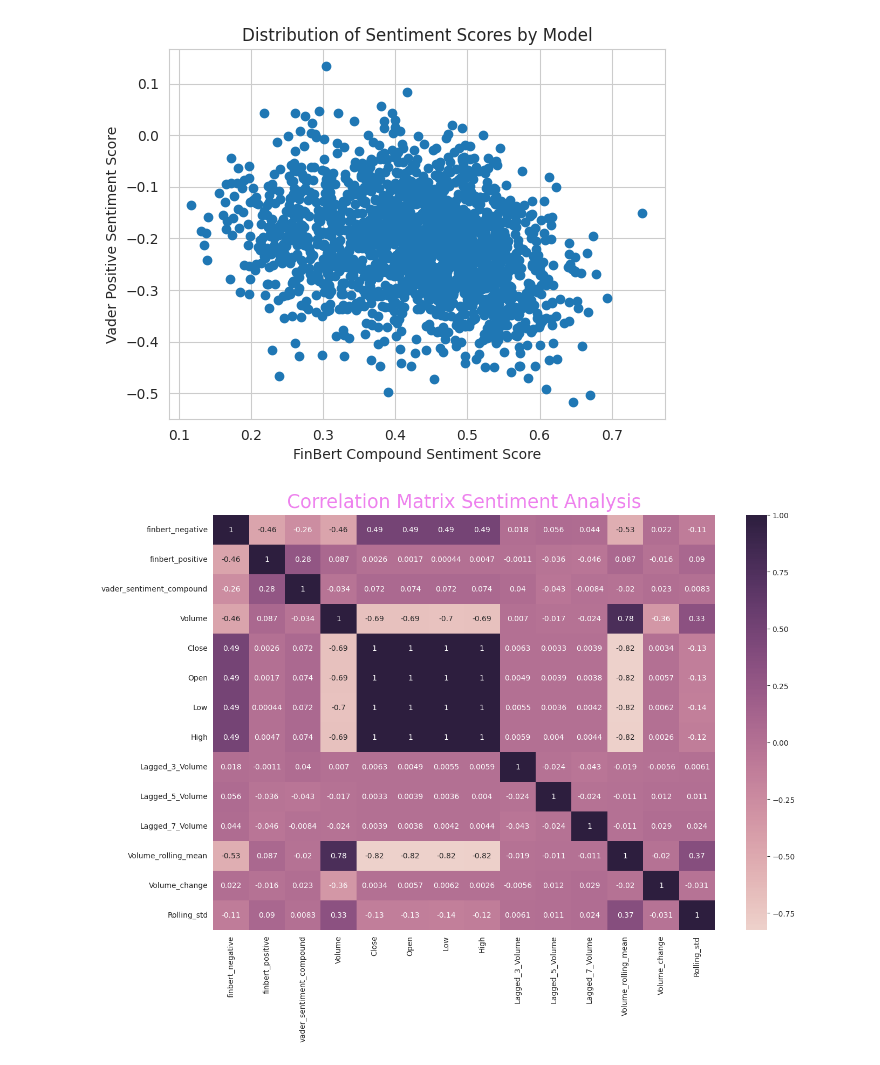
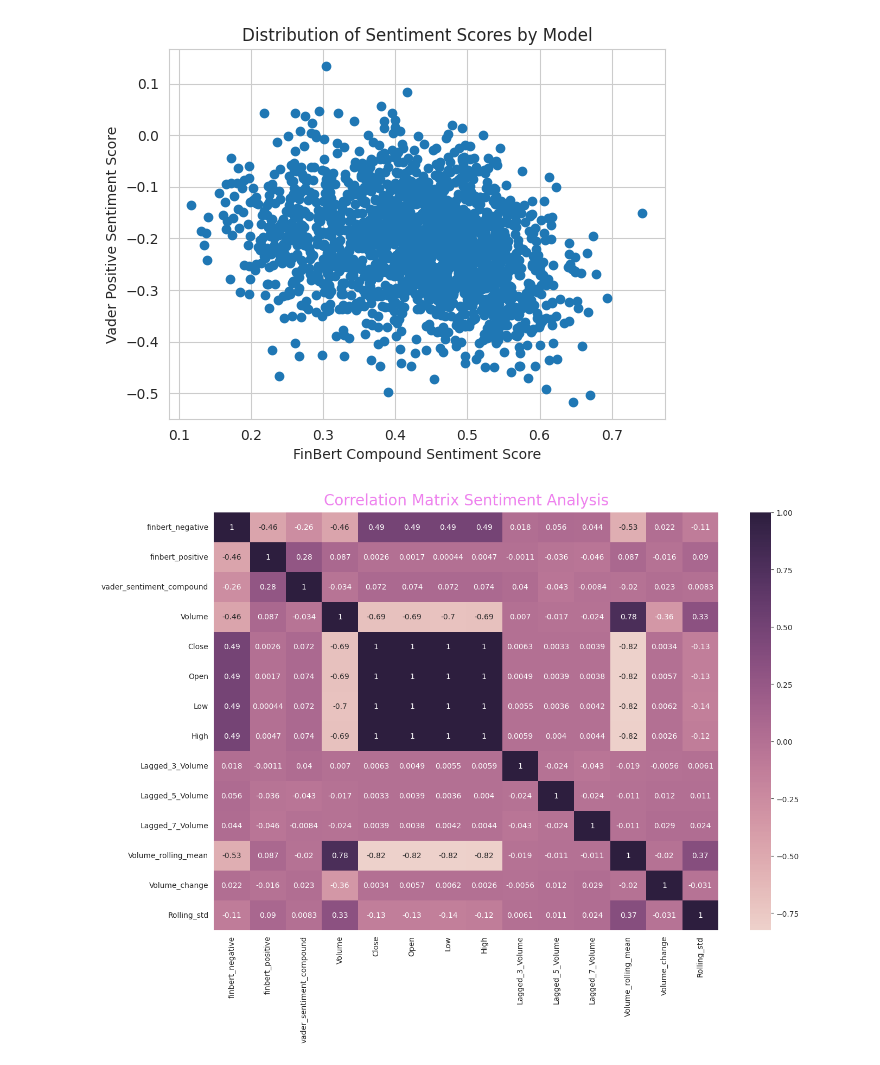
Before and after one commit to Askinkaty/TextStock, a Jupyter notebook: predict_close_price/Hierarchical_model.ipynb, the cells around one changed output. Cells and saved outputs as stored; diff of their text form; code cells hidden in the pictures.

```diff
--- a/predict_close_price/Hierarchical_model.ipynb
+++ b/predict_close_price/Hierarchical_model.ipynb
@@ -130,11 +134,11 @@ plt.show()
 # %%
 cm = merged_data[['finbert_negative','finbert_positive','vader_sentiment_compound', 'Volume', 'Close', 'Open', 'Low', 'High', 'Lagged_3_Volume', 'Lagged_5_Volume', 'Lagged_7_Volume', 'Volume_rolling_mean', 'Volume_change', 'Rolling_std']].copy()
 plt.figure(figsize = (15,10))
 sns.heatmap(cm.corr(), annot = True, cmap=sns.cubehelix_palette(as_cmap=True))
-plt.title("Correlation Matrix Sentiment Analysis", fontsize = 25, color = 'violet', pad = 10, loc = 'center')
+plt.title("Correlation Matrix Sentiment Analysis", fontsize = 20, color = 'violet', pad = 10, loc = 'center')
 plt.show()
 # %% [output]
-[figure, old version]
+[figure, new version]
 # %%
 merged_data.dropna(inplace=True) # Remove rows with NaN due to shifting
 assert len(merged_data[merged_data.isna().any(axis=1)]) == 0
```
Also changed, not shown: parts of 19 cells of this notebook, 4 other files.
